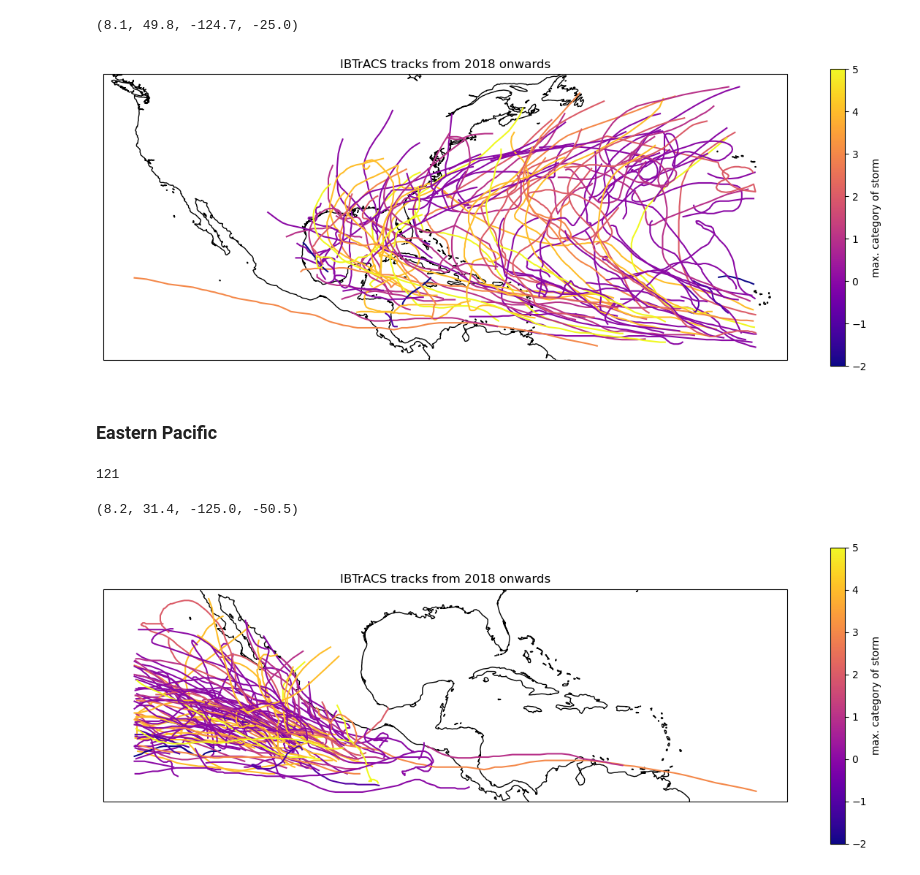
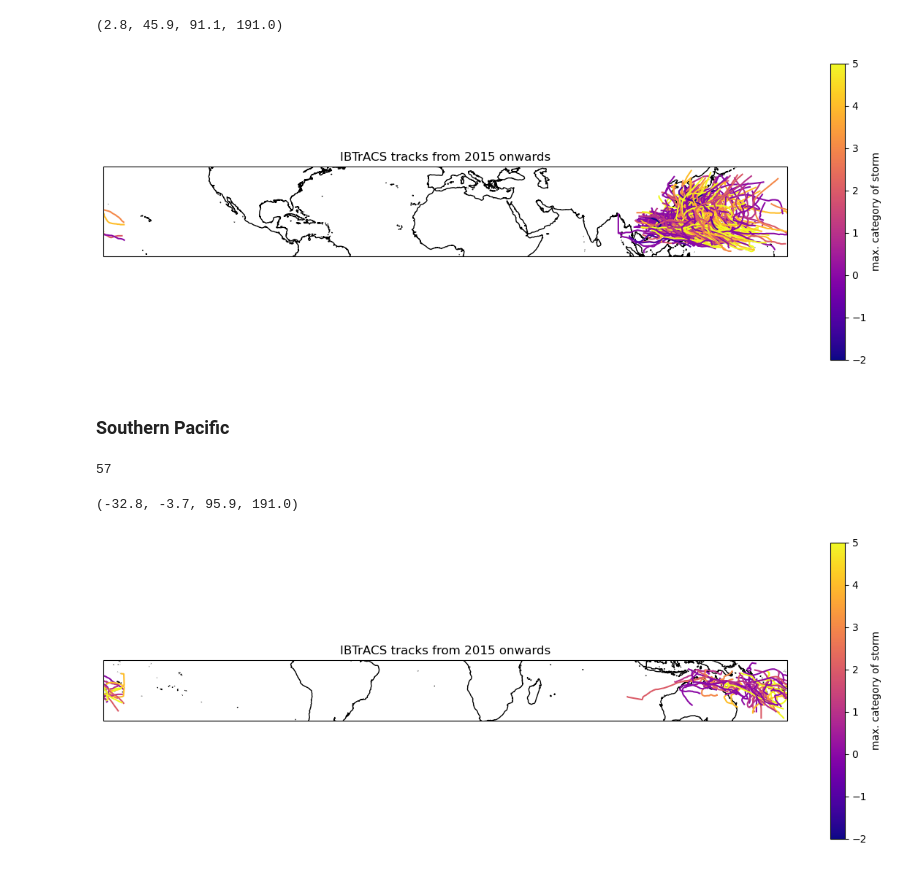
Before and after one commit to annajungbluth/eo-data-prep, a Jupyter notebook: notebooks/himawari_filter_tcs.ipynb, the cells around one changed output. Saved outputs shown, nothing was run; the diff lists cells and outputs as text; code cells hidden in the pictures.

```diff
--- a/notebooks/himawari_filter_tcs.ipynb
+++ b/notebooks/himawari_filter_tcs.ipynb
@@ -43,12 +44,12 @@ df_ni = pd.read_csv(ibtracs_ni_file)
 # %%
-df_na_filtered = df_na[df_na.SEASON.isin([2018, 2019, 2020, 2021, 2022, 2023, 2024])]
-df_na_filtered = df_na_filtered[df_na_filtered.NATURE.isin(['TS', 'DS'])]
-df_na_filtered = df_na_filtered[df_na_filtered.NAME != 'UNNAMED']
+df_wp_filtered = df_wp[df_wp.SEASON.isin([2015, 2016, 2017, 2018, 2019, 2020, 2021, 2022])]
+df_wp_filtered = df_wp_filtered[df_wp_filtered.NATURE.isin(['TS', 'DS'])]
+df_wp_filtered = df_wp_filtered[df_wp_filtered.NAME != 'UNNAMED']
 # filter for GOES FOV
-df_na_filtered = df_na_filtered[df_na_filtered.LAT.between(-50, 50) & df_na_filtered.LON.between(-125, -25)]
+df_wp_filtered = df_wp_filtered[df_wp_filtered.LAT.between(-50, 50) & df_wp_filtered.LON.between(91, 191)]
 
 # filter out storms with less than 8 points
-grouped = df_na_filtered.groupby('SID')
+grouped = df_wp_filtered.groupby('SID')
 lengths = grouped.size()
-df_na_filtered = df_na_filtered[df_na_filtered.SID.isin(lengths[lengths >= 8].index)]
+df_wp_filtered = df_wp_filtered[df_wp_filtered.SID.isin(lengths[lengths >= 8].index)]
 # %%
@@ -69,29 +59,29 @@ Name: NAME, Length: 6614, dtype: object
 # %%
-df_na_filtered.LAT.min(), df_na_filtered.LAT.max(), df_na_filtered.LON.min(), df_na_filtered.LON.max()
+df_wp_filtered.LAT.min(), df_wp_filtered.LAT.max(), df_wp_filtered.LON.min(), df_wp_filtered.LON.max()
 # %% [output]
-(8.1, 49.8, -124.7, -25.0)
+(2.8, 45.9, 91.1, 191.0)
 # %%
 # Plot tracks on map
 fig, ax = plt.subplots(figsize=(12, 4.5), subplot_kw={'projection': ccrs.PlateCarree()})
 ax.add_feature(cfeature.COASTLINE, edgecolor='black')
-grouped = df_na_filtered.groupby('SID')
+grouped = df_wp_filtered.groupby('SID')
 
 # plot every track with colour for category
 cmap = plt.cm.plasma
 norm = mcolors.Normalize(vmin=-2, vmax=5)
 for i, (name, group) in enumerate(grouped):
     max_cat = group['USA_SSHS'].max()
     ax.plot(group['LON'], group['LAT'], transform=ccrs.PlateCarree(), label=name, color=cmap(norm(max_cat)))
 
 # Add colorbar
 sm = plt.cm.ScalarMappable(cmap=cmap, norm=norm)
 sm.set_array([])  # Required for ScalarMappable with colorbar
 plt.colorbar(sm, ax=ax, label='max. category of storm')
-plt.title('IBTrACS tracks from 2018 onwards')
+plt.title('IBTrACS tracks from 2015 onwards')
 
 plt.tight_layout()
 # %% [output]
-[figure, old version]
+[figure, new version]
 # %% [markdown]
-### Eastern Pacific
+### Southern Pacific
 # %%
@@ -108,16 +98,16 @@ df_ep_filtered = df_ep_filtered[df_ep_filtered.SID.isin(lengths[lengths >= 8].in
 # %%
-len(df_ep_filtered.SID.unique())
+len(df_sp_filtered.SID.unique())
 # %% [output]
-121
+57
 # %%
-df_ep_filtered.LAT.min(), df_ep_filtered.LAT.max(), df_ep_filtered.LON.min(), df_ep_filtered.LON.max()
+df_sp_filtered.LAT.min(), df_sp_filtered.LAT.max(), df_sp_filtered.LON.min(), df_sp_filtered.LON.max()
 # %% [output]
-(8.2, 31.4, -125.0, -50.5)
+(-32.8, -3.7, 95.9, 191.0)
 # %%
 # Plot tracks on map
 fig, ax = plt.subplots(figsize=(12, 4.5), subplot_kw={'projection': ccrs.PlateCarree()})
 ax.add_feature(cfeature.COASTLINE, edgecolor='black')
-grouped = df_ep_filtered.groupby('SID')
+grouped = df_sp_filtered.groupby('SID')
 
 # plot every track with colour for category
 cmap = plt.cm.plasma
@@ -130,10 +120,10 @@ for i, (name, group) in enumerate(grouped):
 sm = plt.cm.ScalarMappable(cmap=cmap, norm=norm)
 sm.set_array([])  # Required for ScalarMappable with colorbar
 plt.colorbar(sm, ax=ax, label='max. category of storm')
-plt.title('IBTrACS tracks from 2018 onwards')
+plt.title('IBTrACS tracks from 2015 onwards')
 
 plt.tight_layout()
 # %% [output]
-[figure, old version]
+[figure, new version]
 # %%
 # merge into one dataframe
```
Also changed, not shown: parts of 40 cells of this notebook, 6 other files.
